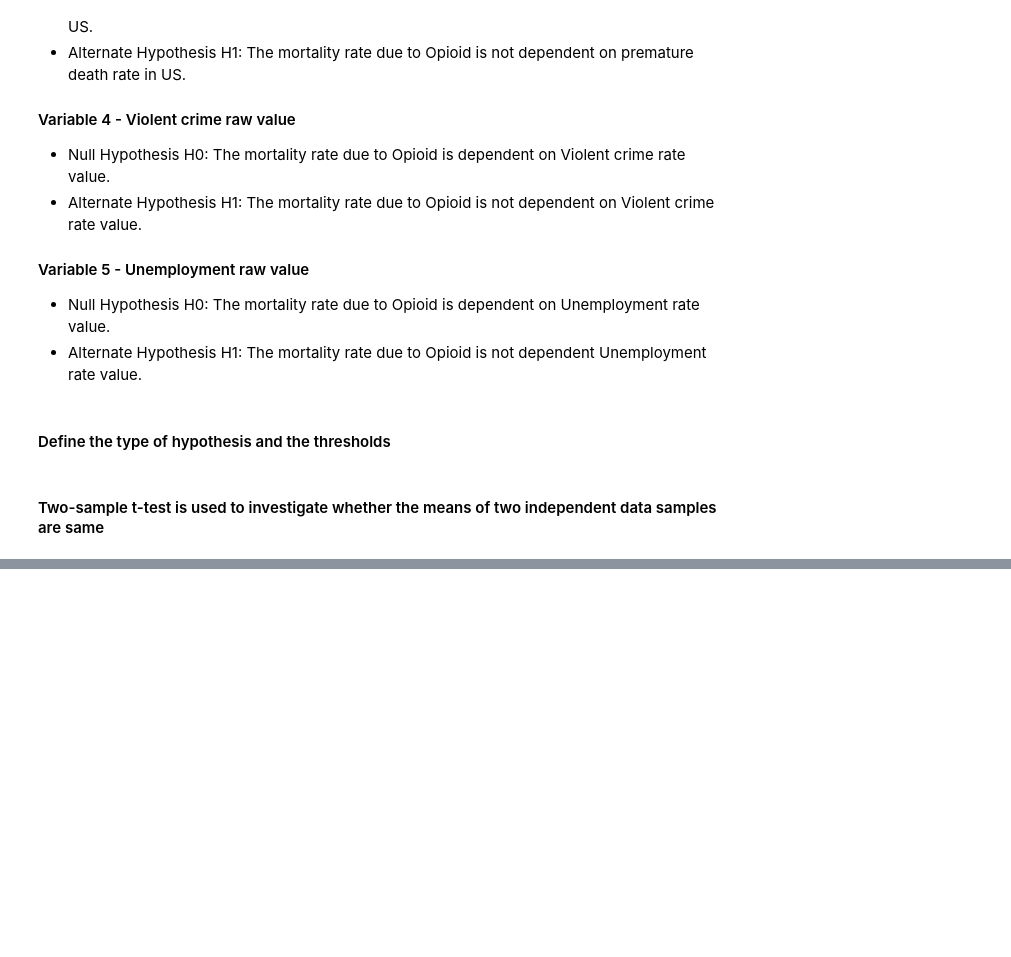
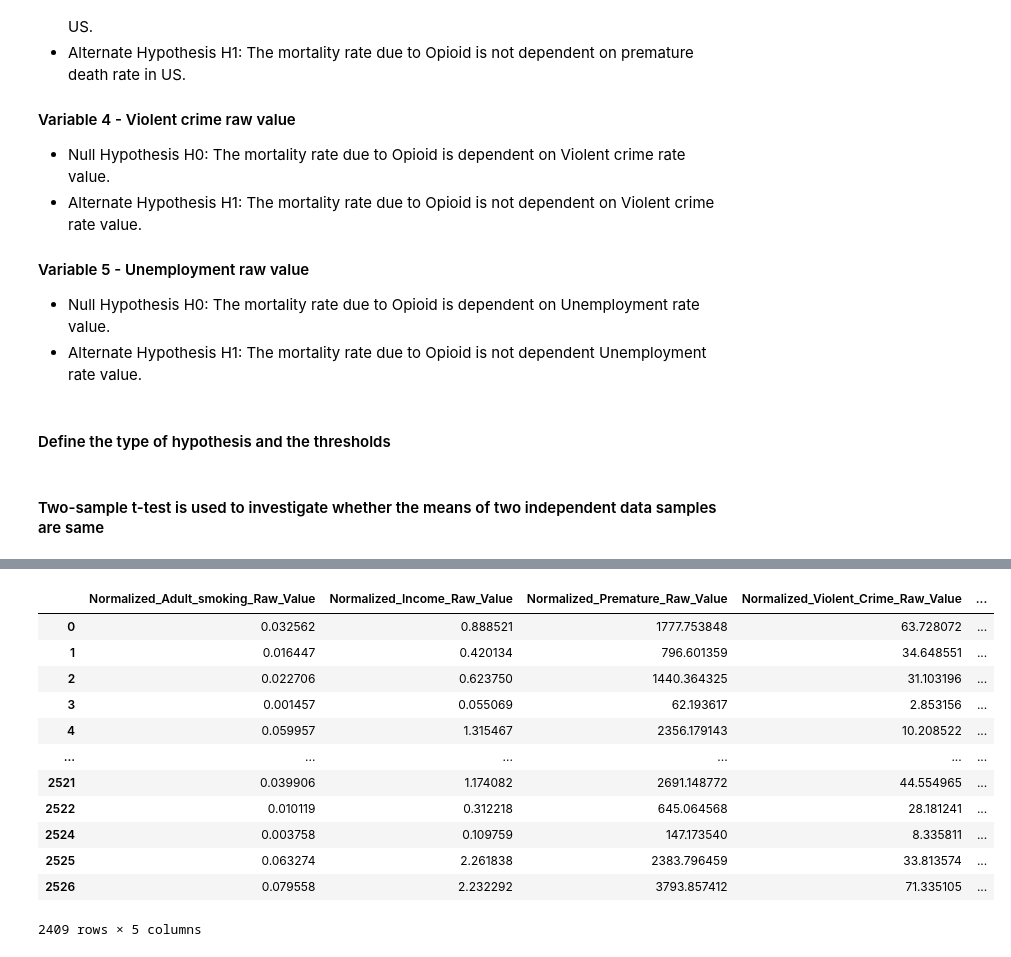
Before and after one commit to manishshah1698/OPIOID_DATA_ANALYSE, a Jupyter notebook: src/member/aditi/stage_3/Stage - III.ipynb, the cells around one changed output, grey strips where cells are left out. Drawn from its saved outputs; the diff is of its cells as text; code cells hidden in the pictures; blank space fills up the shorter version.

```diff
--- a/src/member/aditi/stage_3/Stage - III.ipynb
+++ b/src/member/aditi/stage_3/Stage - III.ipynb
@@ -558,0 +643,4 @@ stats.ttest_ind(a= normalized_dataset[normalized_dataset["Binary_Norm_Deaths"]==
+# %%
+linear_df_variables = testDataset[['Normalized_Adult_smoking_Raw_Value','Normalized_Income_Raw_Value','Normalized_Premature_Raw_Value',
+                                   'Normalized_Violent_Crime_Raw_Value','Normalized_Unemployment_Raw_Value','Normalized_Dispensing_Rate']]
+linear_df_variables.head()
@@ -558,0 +654,21 @@ stats.ttest_ind(a= normalized_dataset[normalized_dataset["Binary_Norm_Deaths"]==
+# %%
+# Filter NaN values
+linear_df_variables = linear_df_variables[linear_df_variables['Normalized_Violent_Crime_Raw_Value'].notnull()]
+# %%
+X = linear_df_variables[['Normalized_Adult_smoking_Raw_Value','Normalized_Income_Raw_Value','Normalized_Premature_Raw_Value',
+                                   'Normalized_Violent_Crime_Raw_Value','Normalized_Unemployment_Raw_Value']]
+X
+# %% [output]
+|  | Normalized_Adult_smoking_Raw_Value | Normalized_Income_Raw_Value | Normalized_Premature_Raw_Value | Normalized_Violent_Crime_Raw_Value | ... |
+| 0 | 0.032562 | 0.888521 | 1777.753848 | 63.728072 | ... |
+| 1 | 0.016447 | 0.420134 | 796.601359 | 34.648551 | ... |
+| 2 | 0.022706 | 0.623750 | 1440.364325 | 31.103196 | ... |
+| 3 | 0.001457 | 0.055069 | 62.193617 | 2.853156 | ... |
+| 4 | 0.059957 | 1.315467 | 2356.179143 | 10.208522 | ... |
+| ... | ... | ... | ... | ... | ... |
+| 2521 | 0.039906 | 1.174082 | 2691.148772 | 44.554965 | ... |
+| 2522 | 0.010119 | 0.312218 | 645.064568 | 28.181241 | ... |
+| 2524 | 0.003758 | 0.109759 | 147.173540 | 8.335811 | ... |
+| 2525 | 0.063274 | 2.261838 | 2383.796459 | 33.813574 | ... |
+| 2526 | 0.079558 | 2.232292 | 3793.857412 | 71.335105 | ... |
+2409 rows × 5 columns
```
Also changed, not shown: parts of 23 cells of this notebook.
